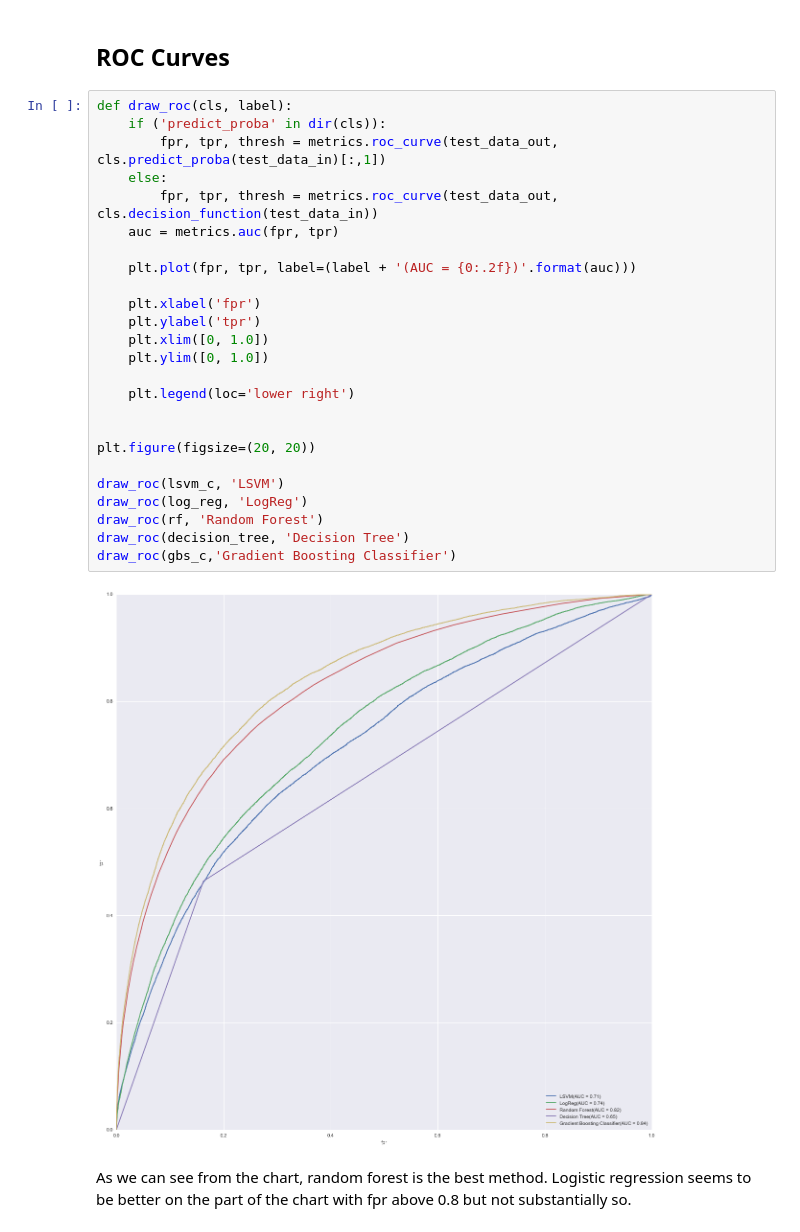
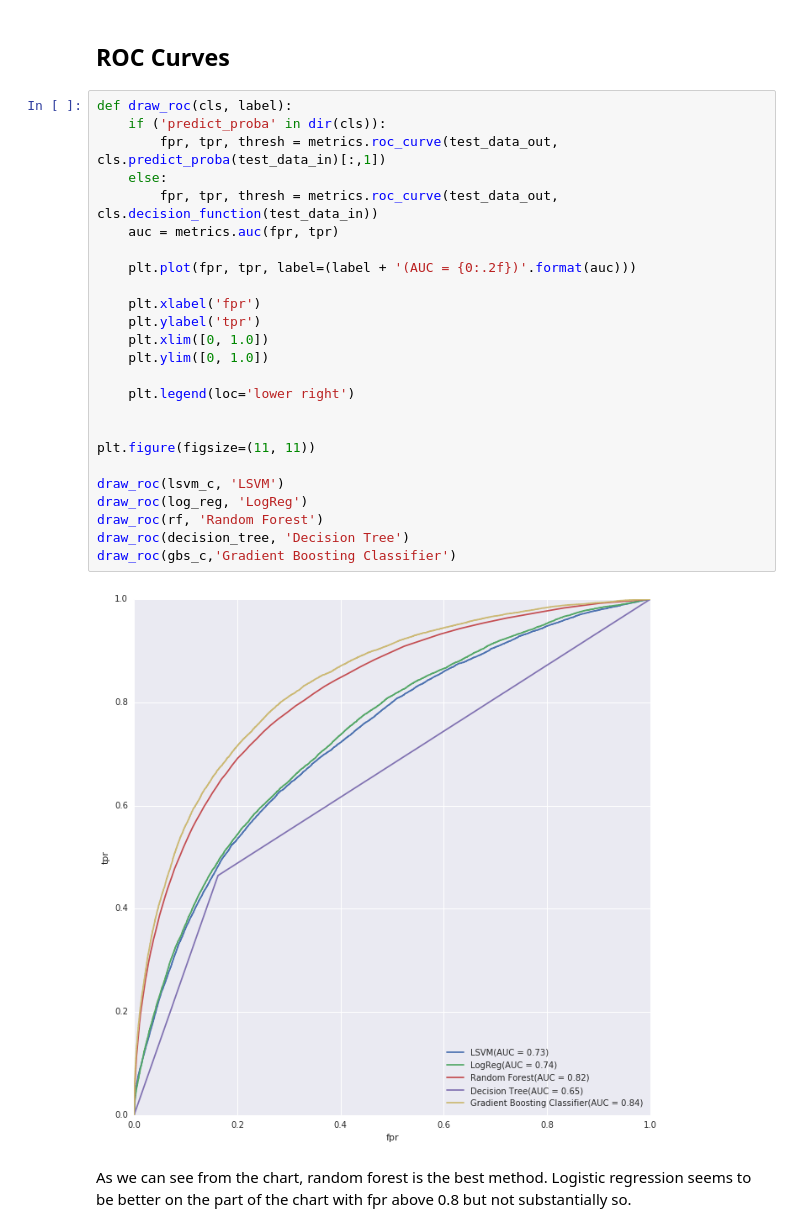
Before and after one commit to solomatov/cs109-project, a Jupyter notebook: ER.ipynb, the cells around one changed output. Saved outputs shown, nothing was run; the diff lists cells and outputs as text.

Commit message:
Better ROC curve

```diff
--- a/ER.ipynb
+++ b/ER.ipynb
@@ -940,30 +956,30 @@ print gbs_c_score
 # %%
 def draw_roc(cls, label):
     if ('predict_proba' in dir(cls)):
         fpr, tpr, thresh = metrics.roc_curve(test_data_out, cls.predict_proba(test_data_in)[:,1])
     else:
         fpr, tpr, thresh = metrics.roc_curve(test_data_out, cls.decision_function(test_data_in))
     auc = metrics.auc(fpr, tpr)
 
     plt.plot(fpr, tpr, label=(label + '(AUC = {0:.2f})'.format(auc)))
 
     plt.xlabel('fpr')
     plt.ylabel('tpr')
     plt.xlim([0, 1.0])
     plt.ylim([0, 1.0])
 
     plt.legend(loc='lower right')
 
 
-plt.figure(figsize=(20, 20))
+plt.figure(figsize=(11, 11))
 
 draw_roc(lsvm_c, 'LSVM')
 draw_roc(log_reg, 'LogReg')
 draw_roc(rf, 'Random Forest')
 draw_roc(decision_tree, 'Decision Tree')
 draw_roc(gbs_c,'Gradient Boosting Classifier')
 # %% [output]
-[figure, old version]
+[figure, new version]
 # %% [markdown]
 As we can see from the chart, random forest is the best method. Logistic regression seems to be better on the part of the chart with fpr above 0.8 but not substantially so.
 # %%
```
Also changed, not shown: parts of 15 cells of this notebook.
